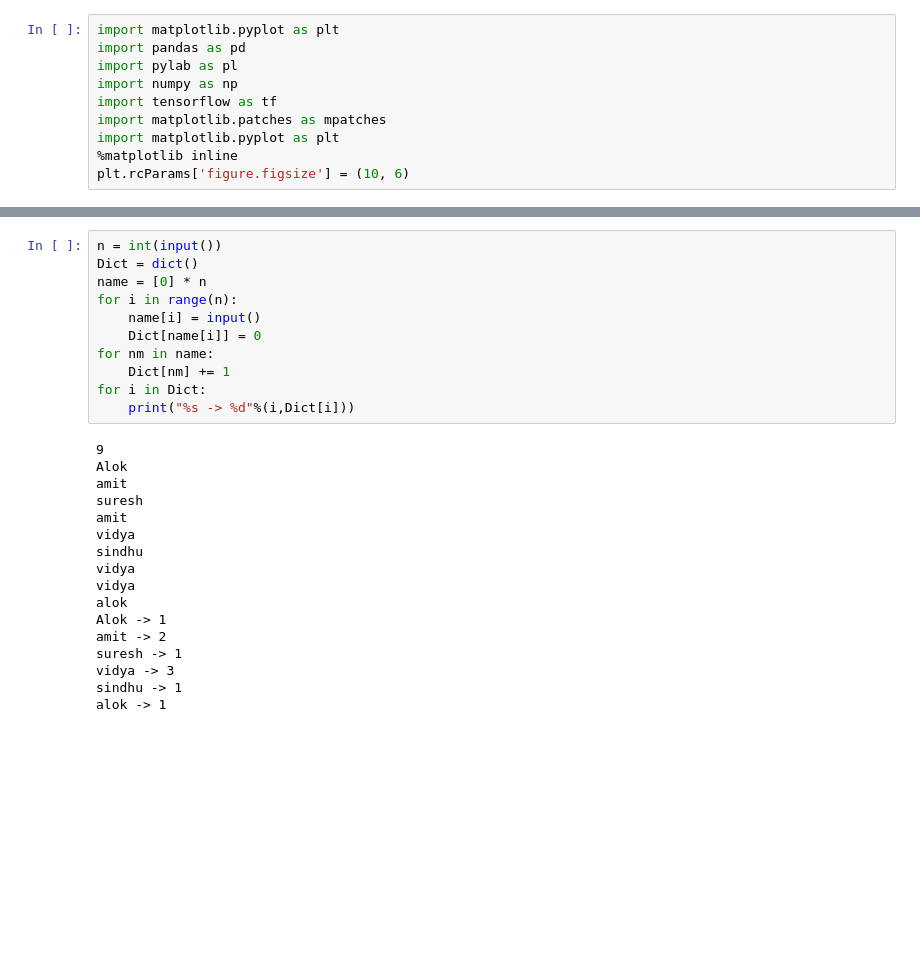
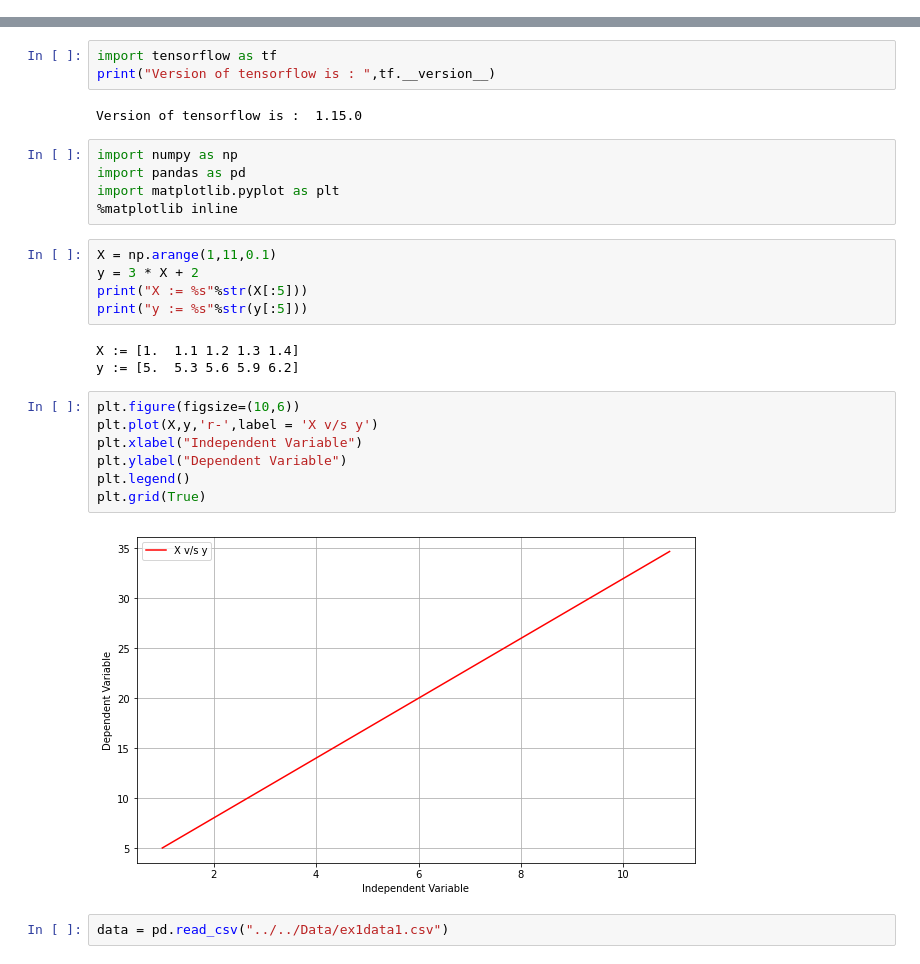
Before and after one commit to ANKITPODDER2000/ML_IBM, a Jupyter notebook: ML1/Week1/Untitled.ipynb, the cells around one changed output, grey strips where cells are left out. Drawn from its saved outputs; the diff is of its cells as text; blank space fills up the shorter version.

```diff
--- a/ML1/Week1/Untitled.ipynb
+++ b/ML1/Week1/Untitled.ipynb
@@ -42,10 +0,0 @@ Let's first import the required packages:
-# %%
-import matplotlib.pyplot as plt
-import pandas as pd
-import pylab as pl
-import numpy as np
-import tensorflow as tf
-import matplotlib.patches as mpatches
-import matplotlib.pyplot as plt
-%matplotlib inline
-plt.rcParams['figure.figsize'] = (10, 6)
@@ -225,28 +1,29 @@ plt.show()
-# %%
-n = int(input())
-Dict = dict()
-name = [0] * n
-for i in range(n):
-    name[i] = input()
-    Dict[name[i]] = 0
-for nm in name:
-    Dict[nm] += 1
-for i in Dict:
-    print("%s -> %d"%(i,Dict[i]))
-# %% [output]
-9
-Alok
-amit
-suresh
-amit
-vidya
-sindhu
-vidya
-vidya
-alok
-Alok -> 1
-amit -> 2
-suresh -> 1
-vidya -> 3
-sindhu -> 1
-alok -> 1
+# %%
+import tensorflow as tf
+print("Version of tensorflow is : ",tf.__version__)
+# %% [output]
+Version of tensorflow is :  1.15.0
+# %%
+import numpy as np
+import pandas as pd
+import matplotlib.pyplot as plt
+%matplotlib inline
+# %%
+X = np.arange(1,11,0.1)
+y = 3 * X + 2
+print("X := %s"%str(X[:5]))
+print("y := %s"%str(y[:5]))
+# %% [output]
+X := [1.  1.1 1.2 1.3 1.4]
+y := [5.  5.3 5.6 5.9 6.2]
+# %%
+plt.figure(figsize=(10,6))
+plt.plot(X,y,'r-',label = 'X v/s y')
+plt.xlabel("Independent Variable")
+plt.ylabel("Dependent Variable")
+plt.legend()
+plt.grid(True)
+# %% [output]
+[figure, added]
+# %%
+data = pd.read_csv("../../Data/ex1data1.csv")
```
Also changed, not shown: parts of 33 cells of this notebook, 4 other files.
